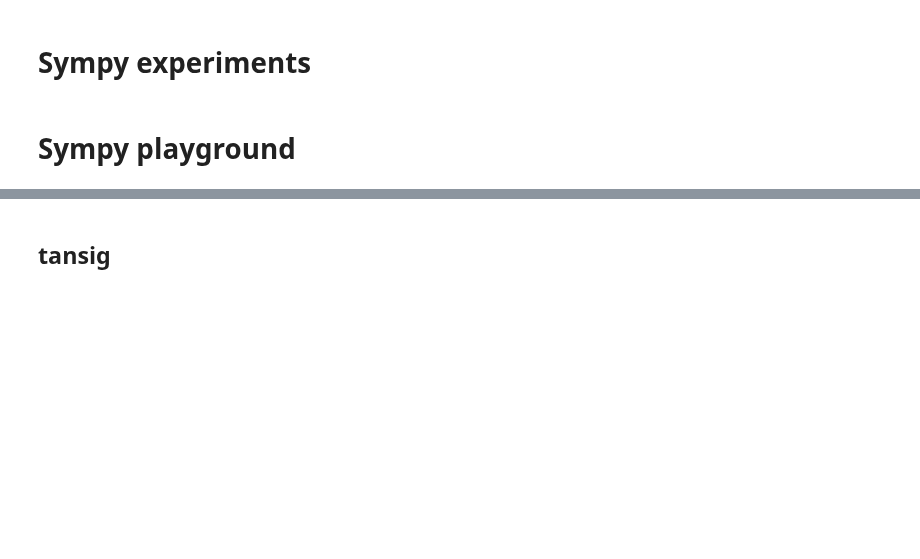
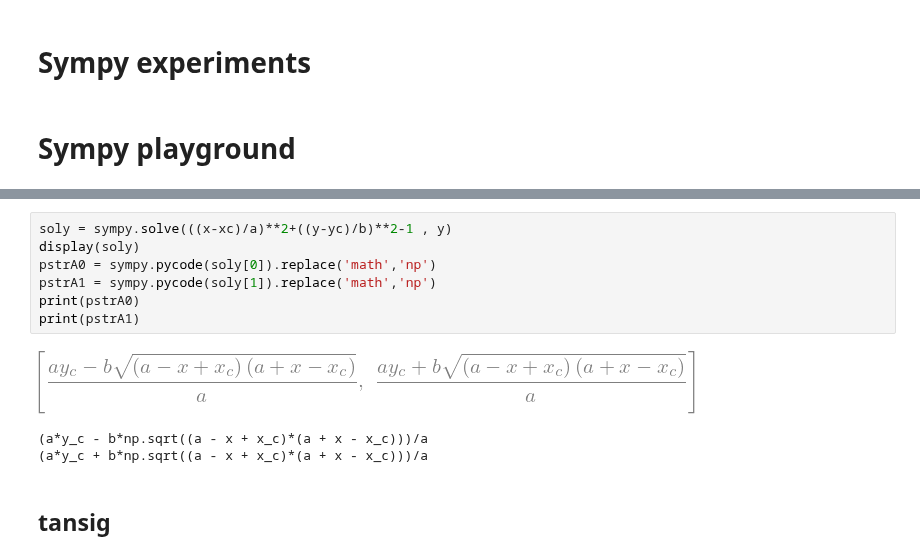
Before and after one commit to NelisW/PythonNotesToSelf, a Jupyter notebook: sympy/play-sympy.ipynb, the cells around one changed output, grey strips where cells are left out. Cells and saved outputs as stored; diff of their text form; blank space fills up the shorter version.

```diff
--- a/sympy/play-sympy.ipynb
+++ b/sympy/play-sympy.ipynb
@@ -15,3 +46,14 @@ from IPython.display import Latex
+# %%
+soly = sympy.solve(((x-xc)/a)**2+((y-yc)/b)**2-1 , y)
+display(soly)
+pstrA0 = sympy.pycode(soly[0]).replace('math','np')
+pstrA1 = sympy.pycode(soly[1]).replace('math','np')
+print(pstrA0)
+print(pstrA1)
+# %% [output]
+[figure, added]
+(a*y_c - b*np.sqrt((a - x + x_c)*(a + x - x_c)))/a
+(a*y_c + b*np.sqrt((a - x + x_c)*(a + x - x_c)))/a
 # %% [markdown]
 ## tansig
 # %%
```
Also changed, not shown: parts of 17 cells of this notebook, 5 other files.
